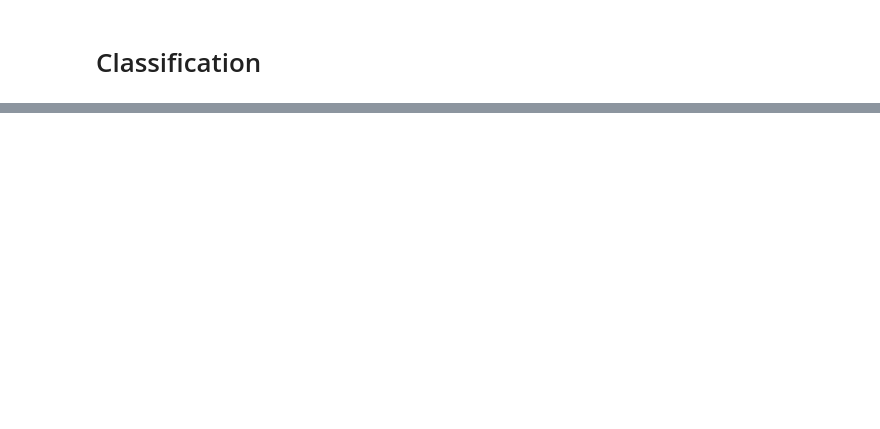
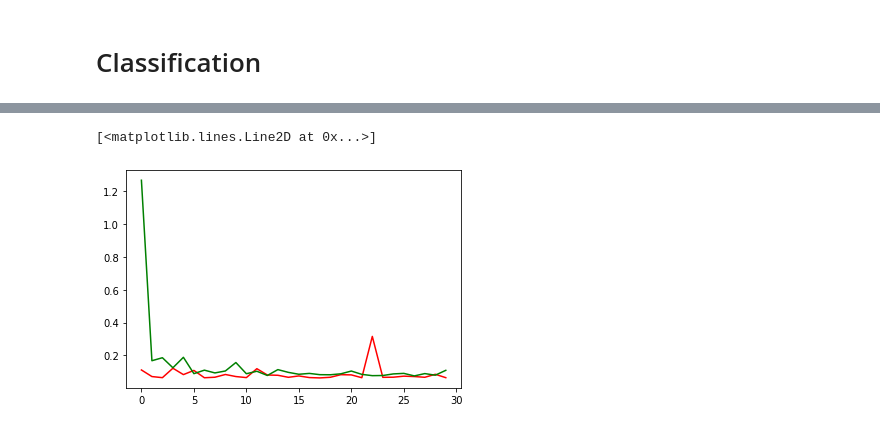
Before and after one commit to maximecharpentierdata/link-prediction, a Jupyter notebook: notebooks/features_engineering.ipynb, the cells around one changed output, grey strips where cells are left out. Cells and saved outputs as stored; diff of their text form; code cells hidden in the pictures; blank space fills up the shorter version.

```diff
--- a/notebooks/features_engineering.ipynb
+++ b/notebooks/features_engineering.ipynb
@@ -17,0 +77,14 @@ test_features = feature_extractor(sub_graph, test_samples, [graph_feature_extrac
+# %%
+model, optimizer, loss_fn = make_classification_model(train_features.shape[1])
+# %%
+train_tensor_features = torch.Tensor(train_features)
+train_tensor_labels = torch.Tensor(train_labels)[..., None]#.type(torch.LongTensor)
+
+train_dataset = TensorDataset(train_tensor_features, train_tensor_labels)
+train_loader = DataLoader(train_dataset, batch_size=32, shuffle=True)
+
+test_tensor_features = torch.Tensor(test_features)
+test_tensor_labels = torch.Tensor(test_labels)[..., None]#.type(torch.LongTensor)
+
+test_dataset = TensorDataset(test_tensor_features,test_tensor_labels)
+test_loader = DataLoader(test_dataset, batch_size=1, shuffle=False)
@@ -17,0 +112,27 @@ test_features = feature_extractor(sub_graph, test_samples, [graph_feature_extrac
+# %%
+def test(dataloader, model, loss_fn):
+    size = len(dataloader.dataset)
+    model.eval()
+    losses = []
+    for batch, (X, y) in tqdm(enumerate(dataloader), total=size):
+        # Compute prediction error
+        pred = model(X)
+        loss = loss_fn(pred, y)
+
+        if batch % 100 == 0:
+            losses.append(loss.item())
+    return losses
+# %%
+train_losses = []
+test_losses = []
+
+num_epochs = 30
+
+for epoch in range(num_epochs):
+    print(f"Epoch {epoch}/{num_epochs}...")
+    epoch_train_losses = train(train_loader, model, loss_fn, optimizer)
+    epoch_test_losses = test(test_loader, model, loss_fn)
+    train_losses.append(np.mean(epoch_train_losses))
+    print("Train ", train_losses[-1])
+    test_losses.append(np.mean(epoch_test_losses))
+    print("Test ", test_losses[-1])
@@ -17,0 +175,6 @@ test_features = feature_extractor(sub_graph, test_samples, [graph_feature_extrac
+# %%
+plt.plot(test_losses, c="r")
+plt.plot(train_losses, c="g")
+# %% [output]
+[<matplotlib.lines.Line2D at 0x...>]
+[figure, added]
```
Also changed, not shown: parts of 27 cells of this notebook.
